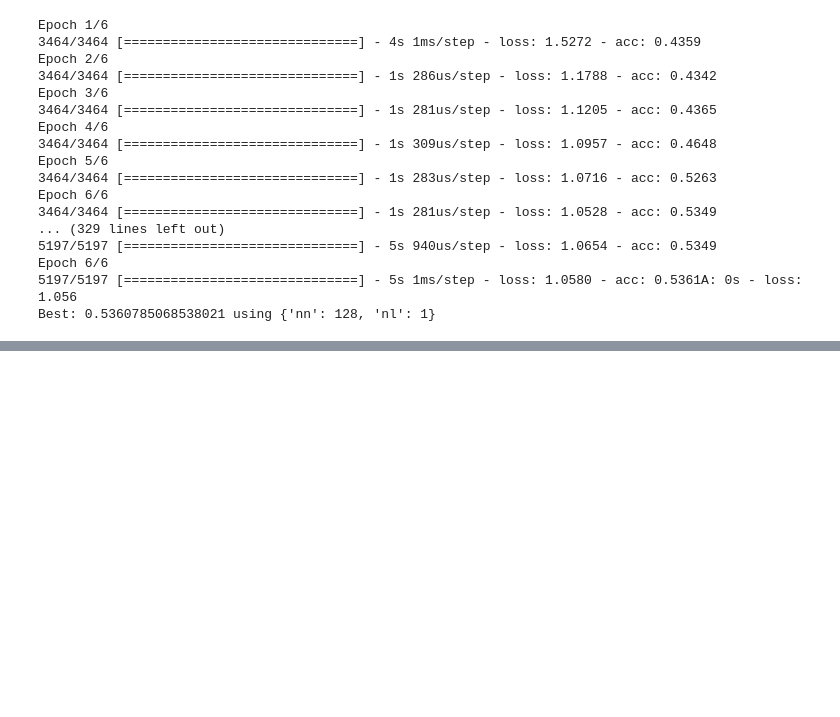
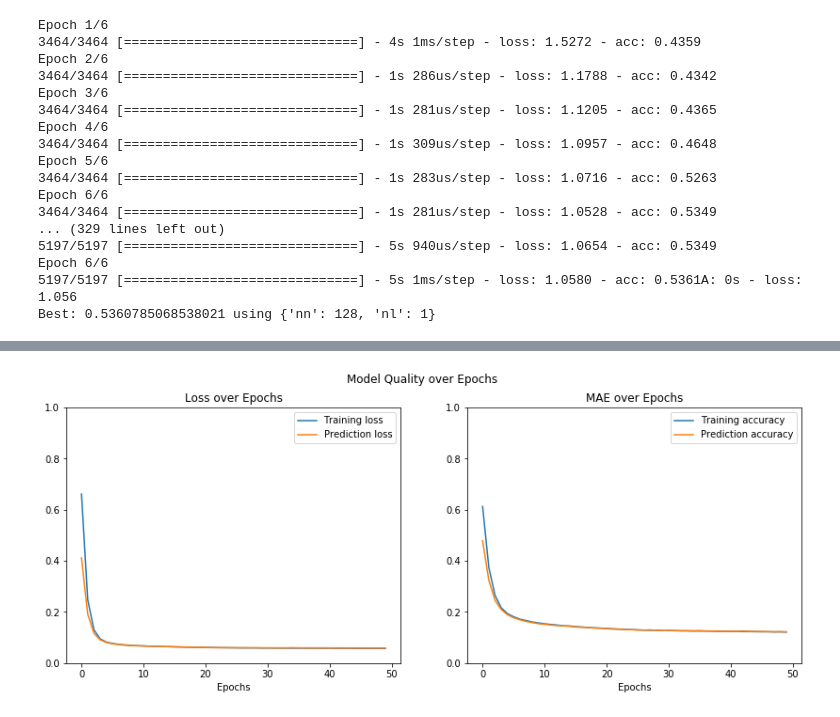
Before and after one commit to thomashon/ml-ue3, a Jupyter notebook: 3a/3a-draft.ipynb, the cells around one changed output, grey strips where cells are left out. Drawn from its saved outputs; the diff is of its cells as text; code cells hidden in the pictures; blank space fills up the shorter version.

Commit message:
regression

```diff
--- a/3a/3a-draft.ipynb
+++ b/3a/3a-draft.ipynb
@@ -218,9 +212,12 @@ from sklearn.preprocessing import StandardScaler
 scaler = StandardScaler()
 
 scaler.fit(X_train)
+scaler.fit(y_train.values.reshape(-1,1))
 
 X_train_scaled = scaler.transform(X_train)
 X_test_scaled = scaler.transform(X_test)
+y_train_scaled = scaler.transform(y_train.values.reshape(-1,1))
+y_test_scaled = scaler.transform(y_test.values.reshape(-1,1))
 # %%
 from keras.models import Sequential
 from keras.layers import Dense, BatchNormalization
@@ -506,4 +473,0 @@ print(df_confusion)
-# %%
-ax= plt.subplot()
-
-sns.heatmap(df_confusion, annot=True, ax = ax)
@@ -527,0 +515,21 @@ TypeError: 'module' object is not callable
+# %%
+def plot_history_regression(model):
+    fig, ax = plt.subplots(1, 2, figsize=(14, 5))
+
+    ax[0].plot(model.history['loss'])
+    ax[0].set_xlabel('Epochs')
+    ax[0].set_ylim([0, 5])
+    ax[0].set_title('Loss over Epochs')
+    ax[0].plot(model.history['val_loss'])
+    ax[0].legend(['Training loss', 'Prediction loss'])
+
+    ax[1].plot(model.history['mean_absolute_error'])
+    ax[1].set_xlabel('Epochs')
+    ax[1].set_ylim([0, 5])
+    ax[1].set_title('MAE over Epochs')
+    ax[1].plot(model.history['val_mean_absolute_error'])
+    ax[1].legend(['Training accuracy', 'Prediction accuracy'])
+
+    fig.suptitle("Model Quality over Epochs")
+
+    plt.show()
@@ -527,0 +557,4 @@ TypeError: 'module' object is not callable
+# %%
+plot_history_regression(model_3_training)
+# %% [output]
+[figure, added]
```
Also changed, not shown: parts of 20 cells of this notebook.
